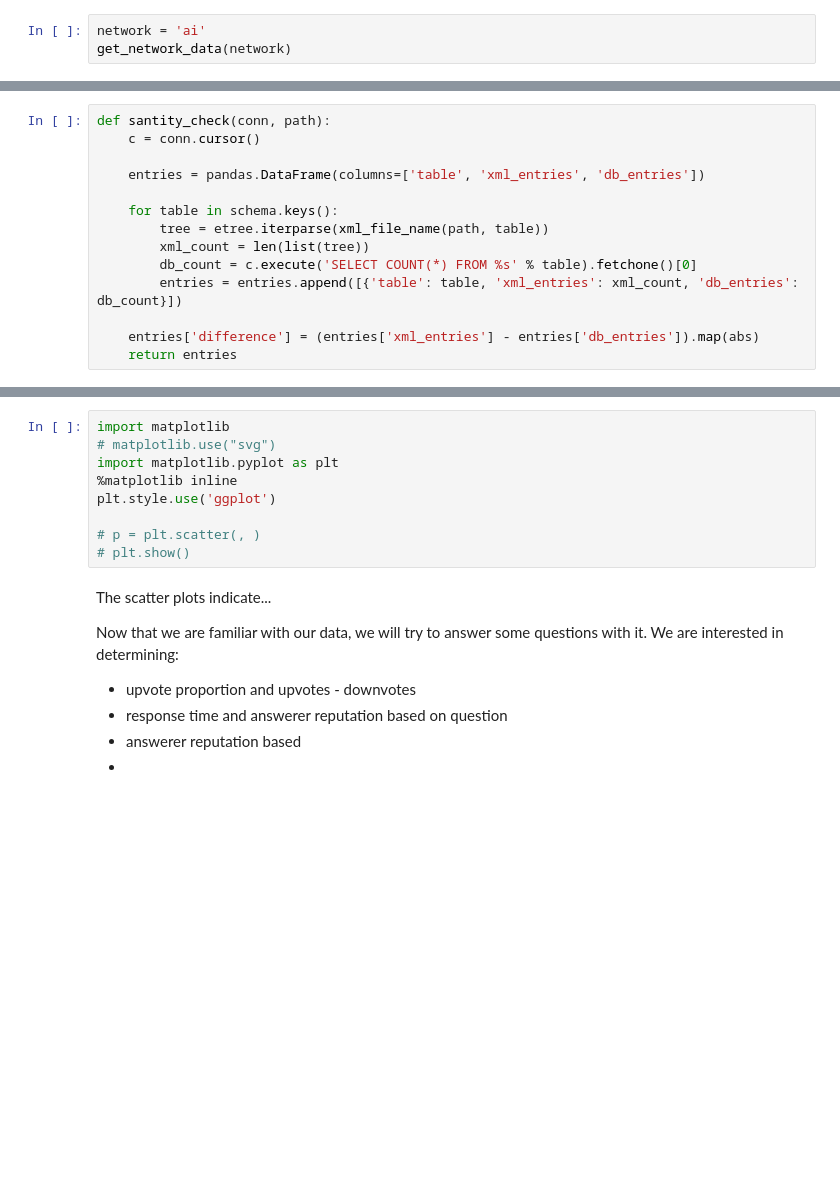
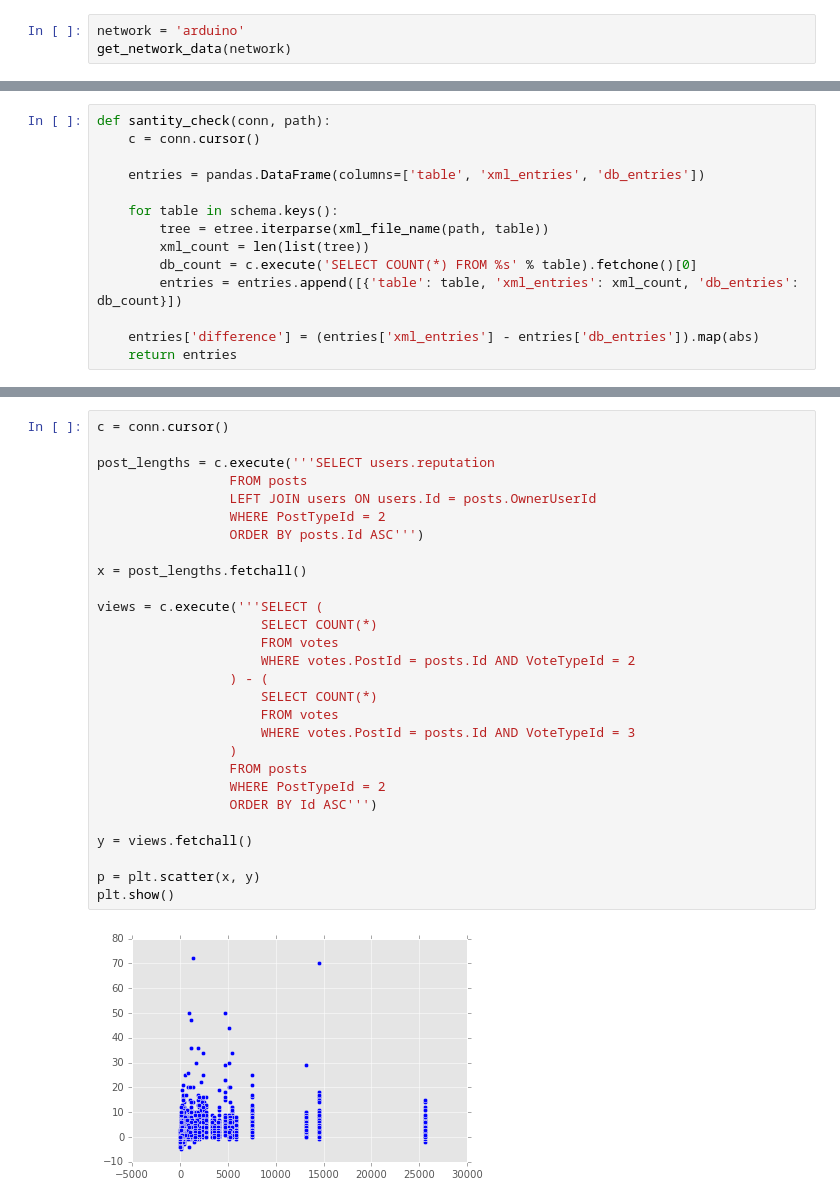
Before and after one commit to alexmfriedman/stack-exchange-analysis, a Jupyter notebook: Stack Overflow Analysis.ipynb, the cells around one changed output, grey strips where cells are left out. Cells and saved outputs as stored; diff of their text form; blank space fills up the shorter version.

Commit message:
changed questions and db creator

```diff
--- a/Stack Overflow Analysis.ipynb
+++ b/Stack Overflow Analysis.ipynb
@@ -43,5 +56,5 @@ def get_network_data(network, path=''):
         args = shlex.split('7z x %s -aoa "-o%s"' % (f.name, path))
         return subprocess.check_call(args)
 # %%
-network = 'ai'
+network = 'arduino'
 get_network_data(network)
@@ -290,19 +322,32 @@ To begin to understand the data, we wanted to analyze several potential correlat
 
 We plotted scatter plots for each pair to visualize the data.
-# %%
-import matplotlib
-# matplotlib.use("svg")
-import matplotlib.pyplot as plt
-%matplotlib inline
-plt.style.use('ggplot')
-
-# p = plt.scatter(, )
-# plt.show()
-# %% [markdown]
-The scatter plots indicate...
-
-Now that we are familiar with our data, we will try to answer some questions with it. We are interested in determining:
-* upvote proportion and upvotes - downvotes
-* response time and answerer reputation based on question
-* answerer reputation based
-*
+# %%
+c = conn.cursor()
+
+post_lengths = c.execute('''SELECT users.reputation
+                 FROM posts
+                 LEFT JOIN users ON users.Id = posts.OwnerUserId
+                 WHERE PostTypeId = 2
+                 ORDER BY posts.Id ASC''')
+
+x = post_lengths.fetchall()
+
+views = c.execute('''SELECT (
+                     SELECT COUNT(*)
+                     FROM votes
+                     WHERE votes.PostId = posts.Id AND VoteTypeId = 2
+                 ) - (
+                     SELECT COUNT(*)
+                     FROM votes
+                     WHERE votes.PostId = posts.Id AND VoteTypeId = 3
+                 )
+                 FROM posts
+                 WHERE PostTypeId = 2
+                 ORDER BY Id ASC''')
+
+y = views.fetchall()
+
+p = plt.scatter(x, y)
+plt.show()
+# %% [output]
+[figure, added]
```
Also changed, not shown: parts of 18 cells of this notebook, 1 other file.
